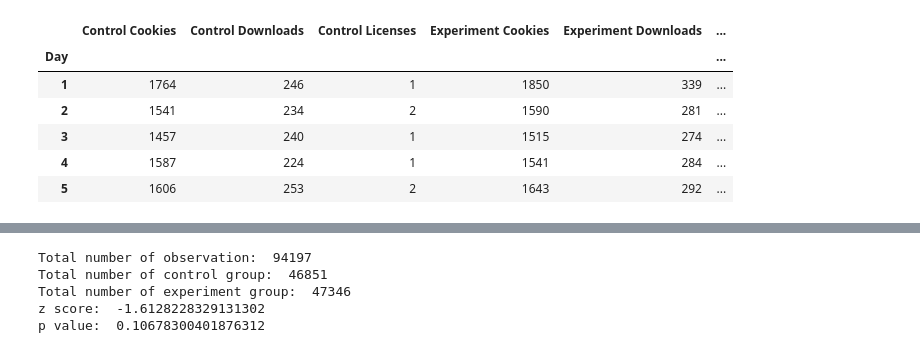
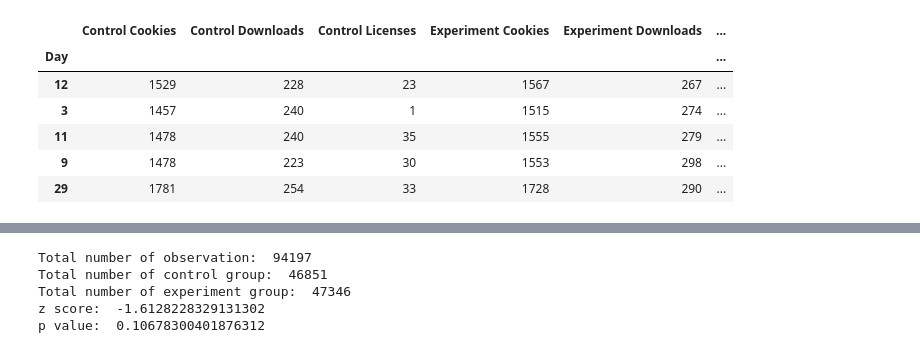
Before and after one commit to GinnCheng/Recommentation-Engines, a Jupyter notebook: ABTesting_drillcase.ipynb, the cells around one changed output, grey strips where cells are left out. Cells and saved outputs as stored; diff of their text form; code cells hidden in the pictures.

```diff
--- a/ABTesting_drillcase.ipynb
+++ b/ABTesting_drillcase.ipynb
@@ -7,12 +8,11 @@ from scipy import stats
 file_loc = '/Users/gzcheng/Desktop/Udacity/ABTesting/homepage-experiment-data.csv'
 # %%
 df = pd.read_csv(file_loc, index_col='Day')
-df.head()
 # %% [output]
 |  | Control Cookies | Control Downloads | Control Licenses | Experiment Cookies | Experiment Downloads | ... |
 | Day |  |  |  |  |  | ... |
-| 1 | 1764 | 246 | 1 | 1850 | 339 | ... |
-| 2 | 1541 | 234 | 2 | 1590 | 281 | ... |
+| 12 | 1529 | 228 | 23 | 1567 | 267 | ... |
 | 3 | 1457 | 240 | 1 | 1515 | 274 | ... |
-| 4 | 1587 | 224 | 1 | 1541 | 284 | ... |
-| 5 | 1606 | 253 | 2 | 1643 | 292 | ... |
+| 11 | 1478 | 240 | 35 | 1555 | 279 | ... |
+| 9 | 1478 | 223 | 30 | 1553 | 298 | ... |
+| 29 | 1781 | 254 | 33 | 1728 | 290 | ... |
```
Also changed, not shown: parts of 35 cells of this notebook.
